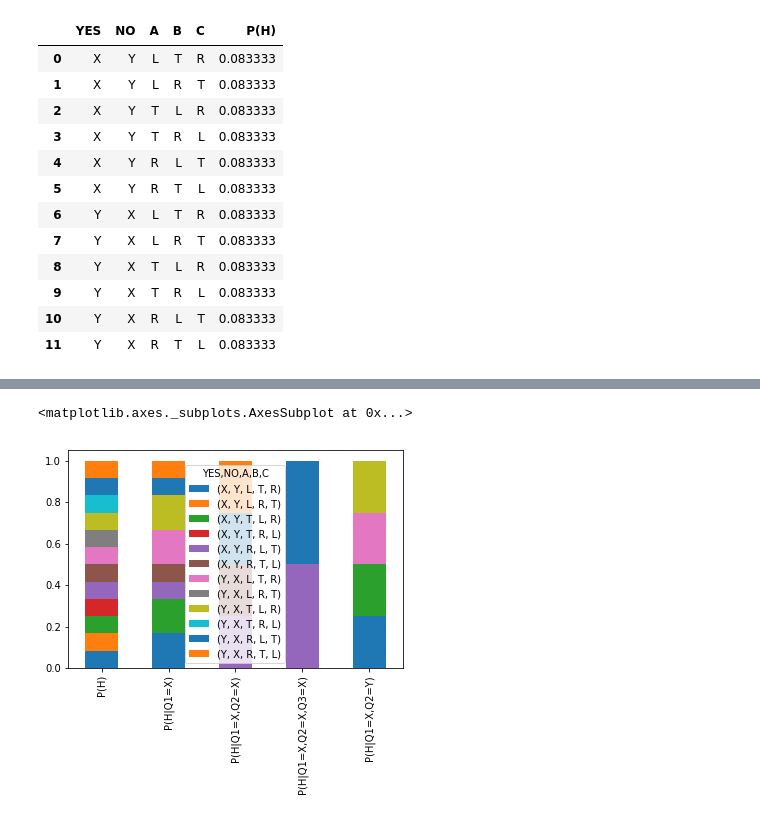
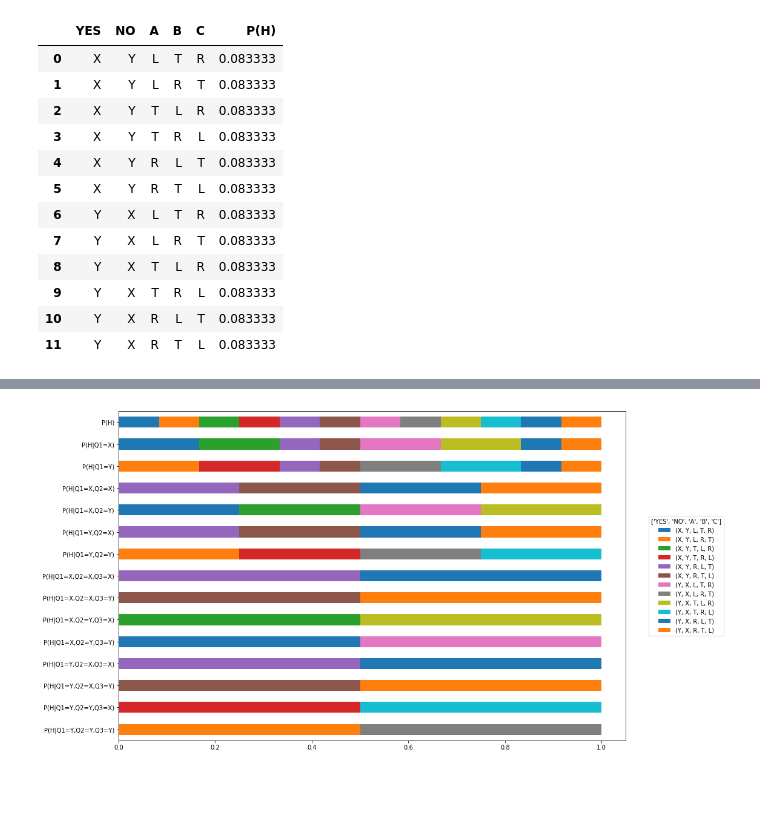
Before and after one commit to plankthom/alien_bayesian_oracle, a Jupyter notebook: alien_bayesian_oracle.ipynb, the cells around one changed output, grey strips where cells are left out. Saved outputs shown, nothing was run; the diff lists cells and outputs as text; code cells hidden in the pictures; blank space fills up the shorter version.

```diff
--- a/alien_bayesian_oracle.ipynb
+++ b/alien_bayesian_oracle.ipynb
@@ -165,5 +229,9 @@ df2.iloc[:,0:4]
-# %%
-df2.iloc[:,0:5].T.plot(kind='bar', stacked=True)
-# %% [output]
-<matplotlib.axes._subplots.AxesSubplot at 0x...>
-[figure, removed]
+# %%
+fig,ax = plt.subplots(figsize=(15,10))
+df2 = df.set_index([ *YES_NO, *PERSONS ])
+df2.T.plot(kind='barh', stacked=True,ax=ax)
+ax.legend(title=df2.index.names,loc='right',bbox_to_anchor=(1.2,0.5))
+ax.invert_yaxis()
+plt.show()
+# %% [output]
+[figure, added]
```
Also changed, not shown: parts of 11 cells of this notebook, 1 other file.
